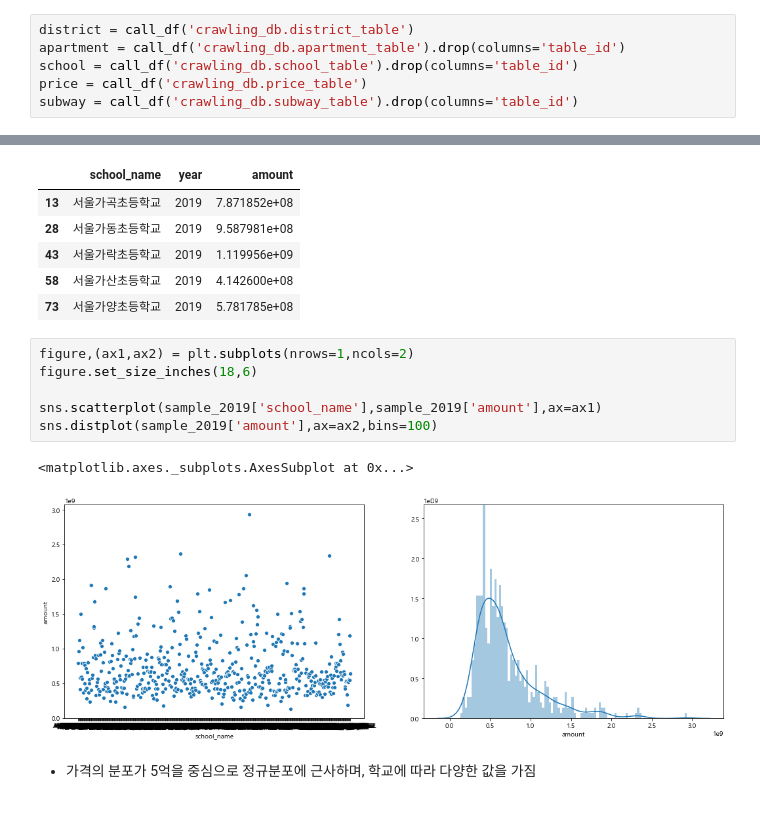
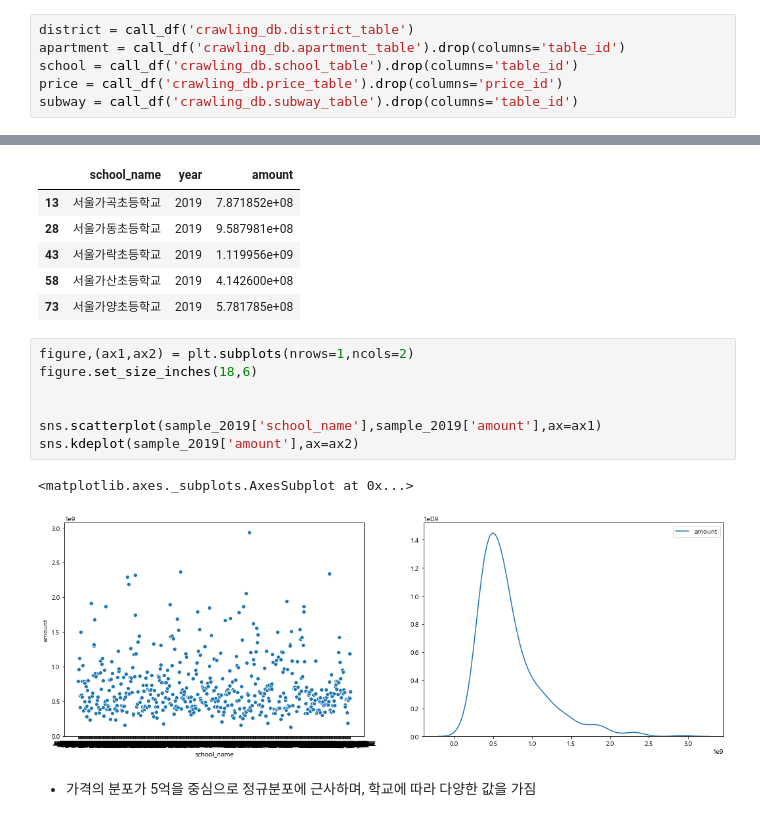
Before and after one commit to whoareyouwhoami/ProjectCasa, a Jupyter notebook: EDA/EDA.ipynb, the cells around one changed output, grey strips where cells are left out. Drawn from its saved outputs; the diff is of its cells as text.

```diff
--- a/EDA/EDA.ipynb
+++ b/EDA/EDA.ipynb
@@ -29,7 +29,7 @@ def call_df(table_name):
 district = call_df('crawling_db.district_table')
 apartment = call_df('crawling_db.apartment_table').drop(columns='table_id')
 school = call_df('crawling_db.school_table').drop(columns='table_id')
-price = call_df('crawling_db.price_table')
+price = call_df('crawling_db.price_table').drop(columns='price_id')
 subway = call_df('crawling_db.subway_table').drop(columns='table_id')
 # %%
 df = (price.merge(apartment, how='left', on='apartment_id').
@@ -270,12 +305,13 @@ sample_2019.head()
 # %%
 figure,(ax1,ax2) = plt.subplots(nrows=1,ncols=2)
 figure.set_size_inches(18,6)
 
+
 sns.scatterplot(sample_2019['school_name'],sample_2019['amount'],ax=ax1)
-sns.distplot(sample_2019['amount'],ax=ax2,bins=100)
+sns.kdeplot(sample_2019['amount'],ax=ax2)
 # %% [output]
 <matplotlib.axes._subplots.AxesSubplot at 0x...>
-[figure, old version]
+[figure, new version]
 # %% [markdown]
 - 가격의 분포가 5억을 중심으로 정규분포에 근사하며, 학교에 따라 다양한 값을 가짐
 # %% [markdown]
```
Also changed, not shown: parts of 29 cells of this notebook.
